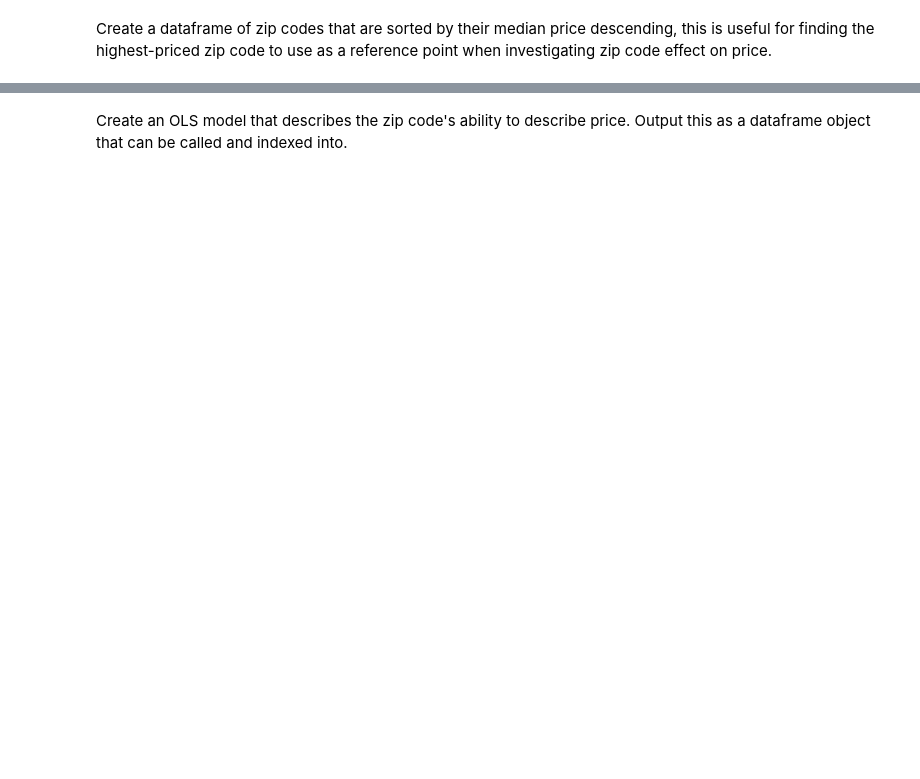
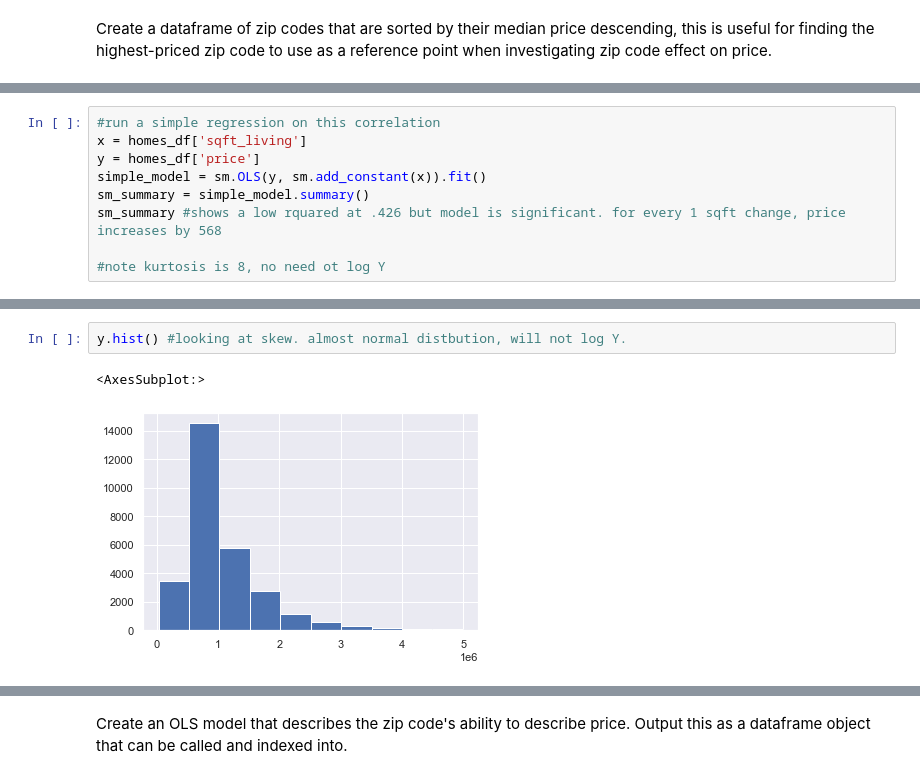
Before and after one commit to ParkedHampster/Modeled_Homes-Phase_2, a Jupyter notebook: index.ipynb, the cells around one changed output, grey strips where cells are left out. Cells and saved outputs as stored; diff of their text form; blank space fills up the shorter version.

```diff
--- a/index.ipynb
+++ b/index.ipynb
@@ -55,0 +384,9 @@ zip_by_price_median
+# %%
+#run a simple regression on this correlation
+x = homes_df['sqft_living']
+y = homes_df['price']
+simple_model = sm.OLS(y, sm.add_constant(x)).fit()
+sm_summary = simple_model.summary()
+sm_summary #shows a low rquared at .426 but model is significant. for every 1 sqft change, price increases by 568
+
+#note kurtosis is 8, no need ot log Y
@@ -55,0 +415,5 @@ zip_by_price_median
+# %%
+y.hist() #looking at skew. almost normal distbution, will not log Y.
+# %% [output]
+<AxesSubplot:>
+[figure, added]
```
Also changed, not shown: parts of 37 cells of this notebook.
